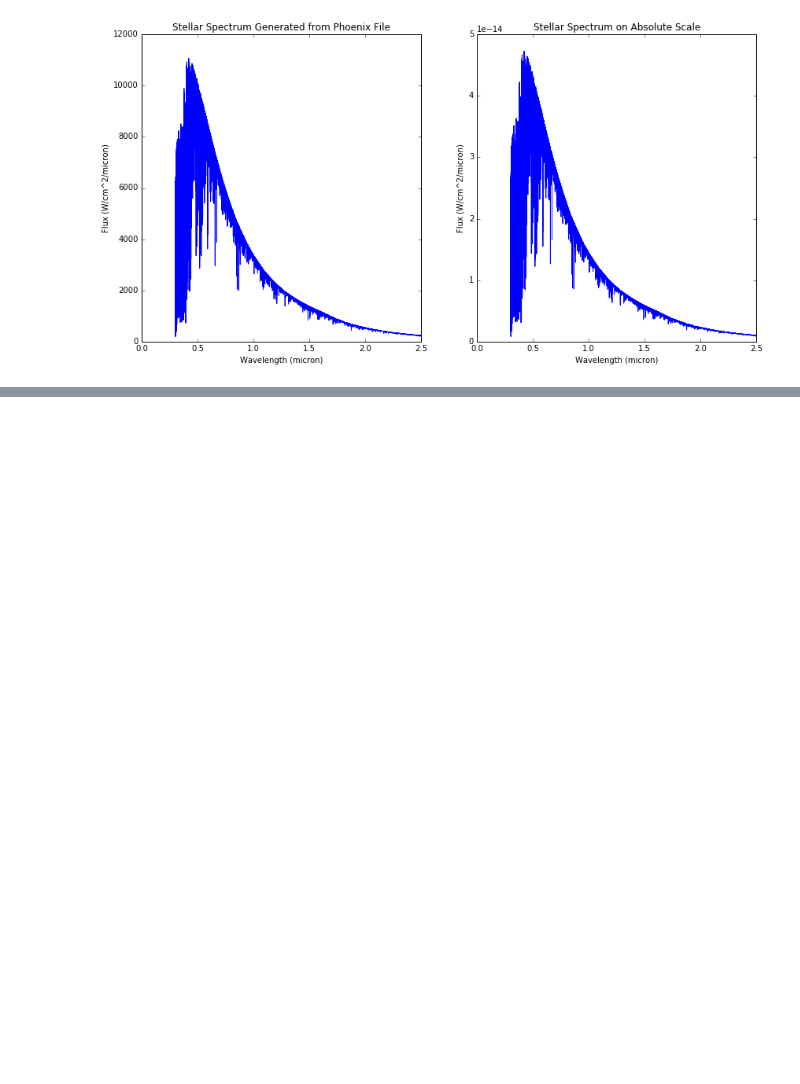
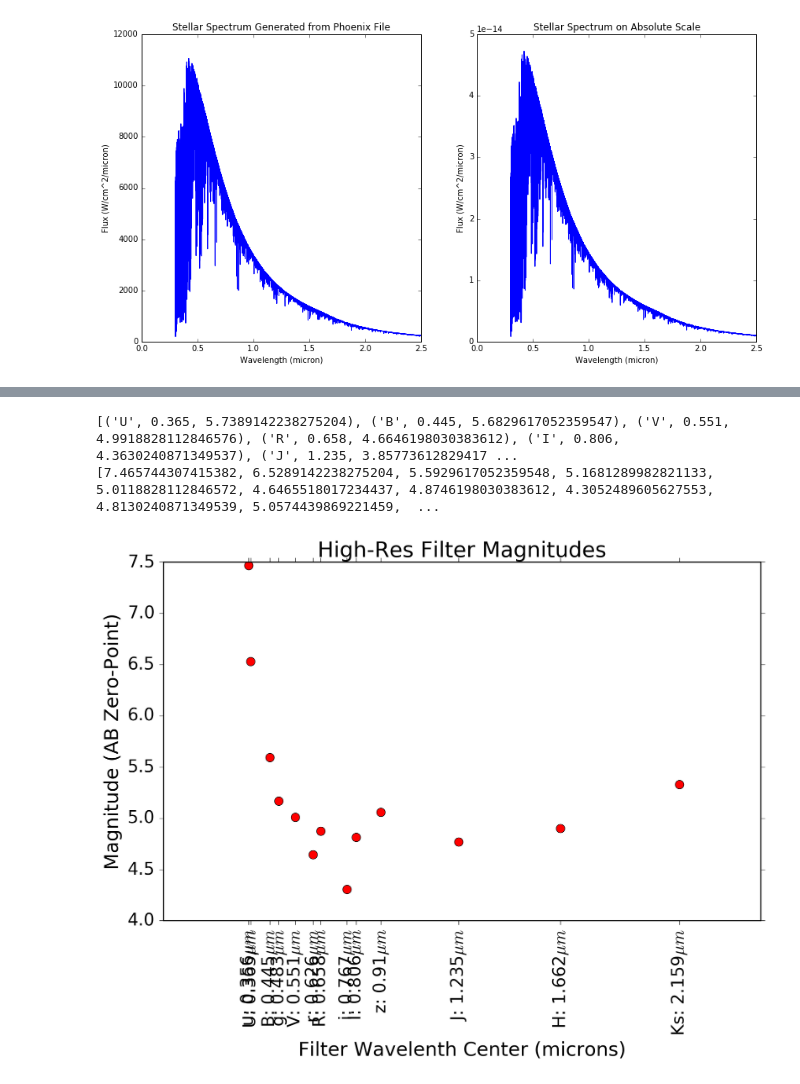
Before and after one commit to jradavenport/spot-colors, a Jupyter notebook: StarSpotMagModel.ipynb, the cells around one changed output, grey strips where cells are left out. Saved outputs shown, nothing was run; the diff lists cells and outputs as text; code cells hidden in the pictures; blank space fills up the shorter version.

```diff
--- a/StarSpotMagModel.ipynb
+++ b/StarSpotMagModel.ipynb
@@ -104,0 +87,44 @@ fig.savefig('Initial_Mags.png')
+# %%
+#initialize arrays of filter names
+bands = np.array(['U','B','V','R','I','J','H','Ks','u','g','r','i','z'])
+
+
+#fill up a 3D array 'syn_phot' with: filter name, center point, magnitude
+syn_phot = []
+for i in range(len(bands)):
+    x = getMag_hires(bands[i],wavelength,Flux,'microns') #x returns three values; band, center, mag
+    syn_phot.append(x)
+
+print(syn_phot)
+
+Filters, Centers, Magnitudes = MagConvert(syn_phot)
+
+print(Magnitudes)
+
+plt.tight_layout
+plt.plot(Centers,Magnitudes,'ro')
+plt.title('High-Res Filter Magnitudes')
+
+strCenters = [str(i) for i in Centers]
+xlab = [Filters[i]+': '+strCenters[i]+'$\mu m$' for i in range(len(Filters))]
+
+plt.xticks(Centers,xlab,rotation='vertical')
+plt.xlabel('Filter Wavelenth Center (microns)')
+plt.ylabel('Magnitude (AB Zero-Point)')
+
+set_matplotlib_formats('pdf', 'png')
+plt.rcParams['savefig.dpi'] = 200
+plt.rcParams['figure.autolayout'] = False
+plt.rcParams['figure.figsize'] = 10, 6
+plt.rcParams['axes.labelsize'] = 18
+plt.rcParams['axes.titlesize'] = 20
+plt.rcParams['font.size'] = 16
+plt.rcParams['lines.linewidth'] = 2.0
+plt.rcParams['lines.markersize'] = 8
+plt.rcParams['legend.fontsize'] = 14
+mpl.rcParams['xtick.direction'] ='out'
+mpl.rcParams['ytick.direction'] = 'out'
+# %% [output]
+[('U', 0.365, 5.7389142238275204), ('B', 0.445, 5.6829617052359547), ('V', 0.551, 4.9918828112846576), ('R', 0.658, 4.6646198030383612), ('I', 0.806, 4.3630240871349537), ('J', 1.235, 3.85773612829417 ...
+[7.465744307415382, 6.5289142238275204, 5.5929617052359548, 5.1681289982821133, 5.0118828112846572, 4.6465518017234437, 4.8746198030383612, 4.3052489605627553, 4.8130240871349539, 5.0574439869221459,  ...
+[figure, added]
```
Also changed, not shown: parts of 2 cells of this notebook.
